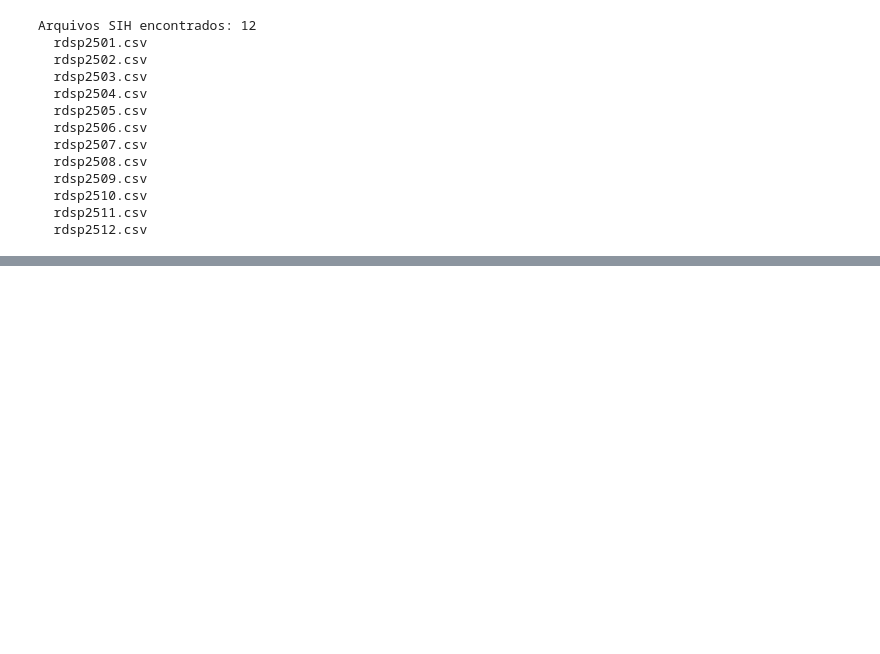
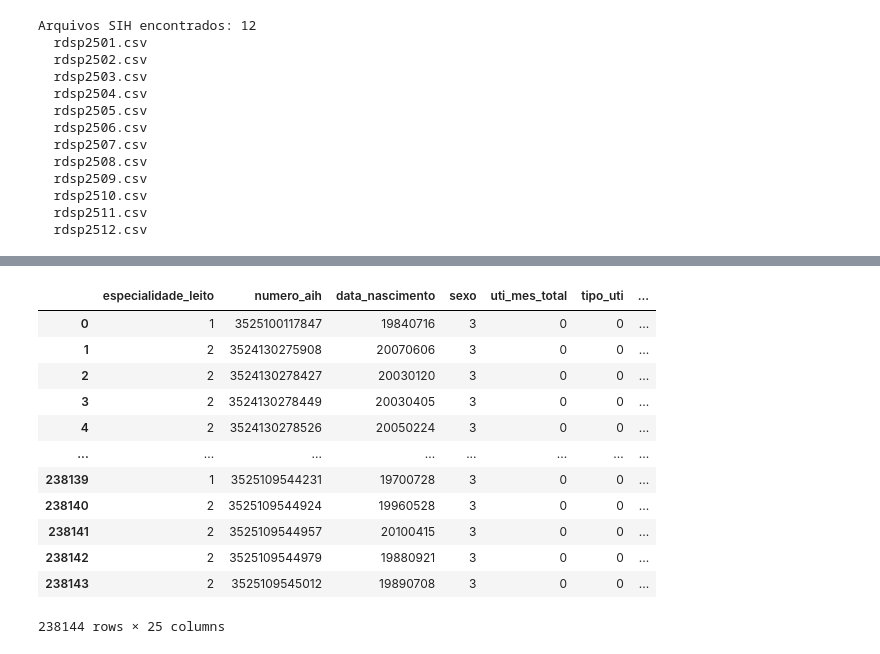
Before and after one commit to Carolina-Silva/TCC, a Jupyter notebook: notebooks/02_eda.ipynb, the cells around one changed output, grey strips where cells are left out. Cells and saved outputs as stored; diff of their text form; code cells hidden in the pictures; blank space fills up the shorter version.

```diff
--- a/notebooks/02_eda.ipynb
+++ b/notebooks/02_eda.ipynb
@@ -100,0 +78,11 @@ Colunas (1):
+# %%
+path_dicionario =  Path(ROOT,'data/external/dicionario_SIH.json')
+path_dicionario
+with open(path_dicionario, "r", encoding="utf-8") as f:
+    schema = json.load(f)
+# %%
+rename_dict = {
+    col["old_name"]: col["new_name"]
+    for col in schema
+}
+rename_dict
@@ -100,0 +107,3 @@ Colunas (1):
+# %%
+df = pd.read_csv(arquivos_sih[0])
+df.head(5)
@@ -100,0 +129,45 @@ Colunas (1):
+# %%
+cols_keep = [
+    "especialidade_leito",
+    "numero_aih",
+    "data_nascimento",
+    "sexo",
+    "uti_mes_total",
+    "tipo_uti",
+    "procedimento_solicitado",
+    "procedimento_realizado",
+    "data_internacao",
+    "data_saida",
+"diagnostico_principal",
+"diagnostico_secundario",
+"motivo_saida",
+"codigo_idade",
+"idade",
+"dias_permanencia",
+"indicador_obito",
+"carater_internacao",
+"cid_notificacao",
+"cnes",
+"cid_associado",
+"cid_morte",
+"complexidade",
+"raca_cor",
+"etnia",
+]
+
+df_col = df[cols_keep]
+df_col
+# %% [output]
+|  | especialidade_leito | numero_aih | data_nascimento | sexo | uti_mes_total | tipo_uti | ... |
+| 0 | 1 | 3525100117847 | 19840716 | 3 | 0 | 0 | ... |
+| 1 | 2 | 3524130275908 | 20070606 | 3 | 0 | 0 | ... |
+| 2 | 2 | 3524130278427 | 20030120 | 3 | 0 | 0 | ... |
+| 3 | 2 | 3524130278449 | 20030405 | 3 | 0 | 0 | ... |
+| 4 | 2 | 3524130278526 | 20050224 | 3 | 0 | 0 | ... |
+| ... | ... | ... | ... | ... | ... | ... | ... |
+| 238139 | 1 | 3525109544231 | 19700728 | 3 | 0 | 0 | ... |
+| 238140 | 2 | 3525109544924 | 19960528 | 3 | 0 | 0 | ... |
+| 238141 | 2 | 3525109544957 | 20100415 | 3 | 0 | 0 | ... |
+| 238142 | 2 | 3525109544979 | 19880921 | 3 | 0 | 0 | ... |
+| 238143 | 2 | 3525109545012 | 19890708 | 3 | 0 | 0 | ... |
+238144 rows × 25 columns
```
Also changed, not shown: parts of 12 cells of this notebook, 1 other file.
